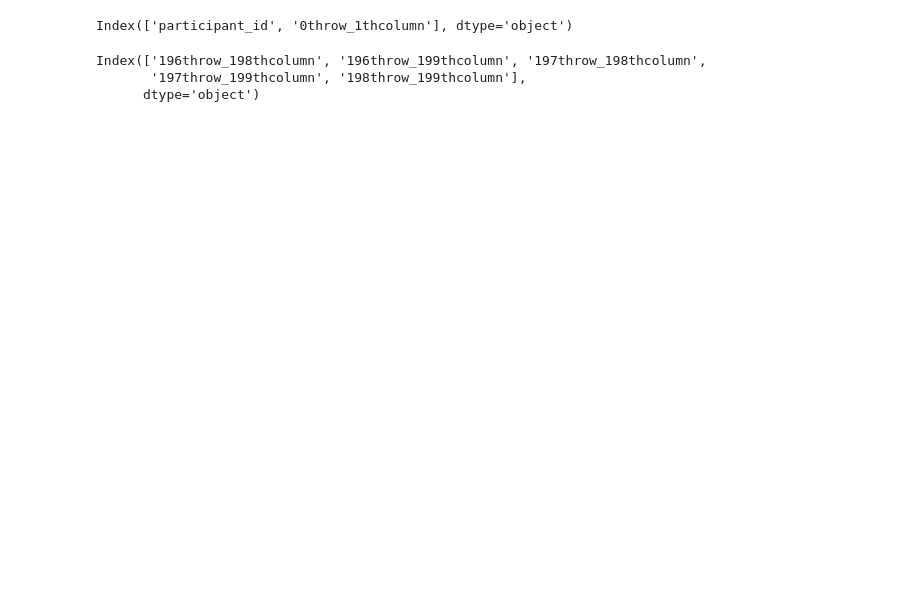
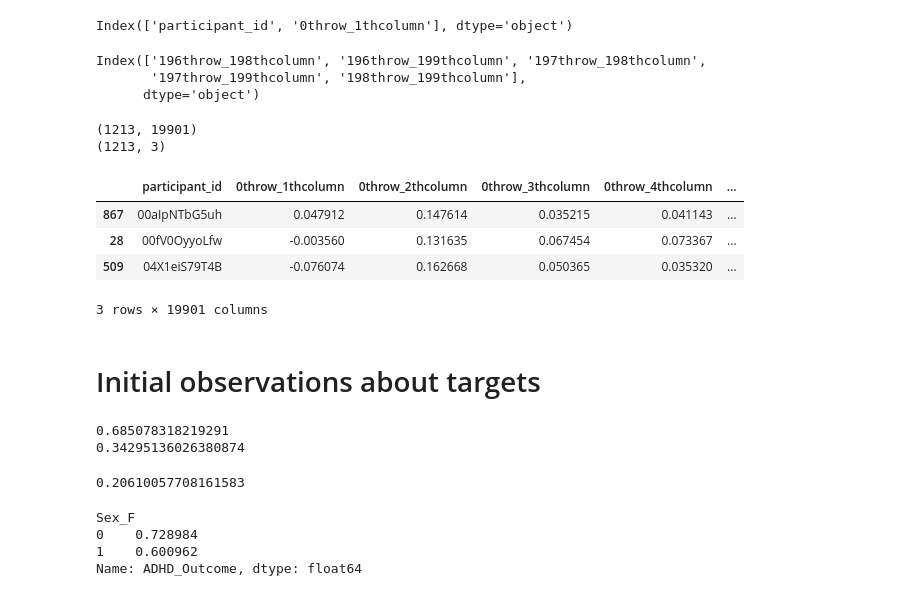
Before and after one commit to psgiese/wids-2025-mupd, a Jupyter notebook: notebooks/eda.ipynb, the cells around one changed output. Saved outputs shown, nothing was run; the diff lists cells and outputs as text; code cells hidden in the pictures; blank space fills up the shorter version.

```diff
--- a/notebooks/eda.ipynb
+++ b/notebooks/eda.ipynb
@@ -78,0 +61,36 @@ df = df.iloc[:,1:]
+# %%
+df.sort_values(by='participant_id', ascending=True, inplace=True)
+solutions.sort_values(by='participant_id', ascending=True, inplace=True)
+
+print(df.shape)
+print(solutions.shape)
+# %% [output]
+(1213, 19901)
+(1213, 3)
+# %%
+df.head(3)
+# %% [output]
+|  | participant_id | 0throw_1thcolumn | 0throw_2thcolumn | 0throw_3thcolumn | 0throw_4thcolumn | ... |
+| 867 | 00aIpNTbG5uh | 0.047912 | 0.147614 | 0.035215 | 0.041143 | ... |
+| 28 | 00fV0OyyoLfw | -0.003560 | 0.131635 | 0.067454 | 0.073367 | ... |
+| 509 | 04X1eiS79T4B | -0.076074 | 0.162668 | 0.050365 | 0.035320 | ... |
+3 rows × 19901 columns
+# %% [markdown]
+# Initial observations about targets
+# %%
+print(solutions['ADHD_Outcome'].mean())
+print(solutions['Sex_F'].mean())
+# %% [output]
+0.685078318219291
+0.34295136026380874
+# %%
+(solutions['ADHD_Outcome']*solutions['Sex_F']).mean()
+# %% [output]
+0.20610057708161583
+# %%
+solutions.groupby('Sex_F')['ADHD_Outcome'].mean()
+# %% [output]
+Sex_F
+0    0.728984
+1    0.600962
+Name: ADHD_Outcome, dtype: float64
```
Also changed, not shown: parts of 25 cells of this notebook.
